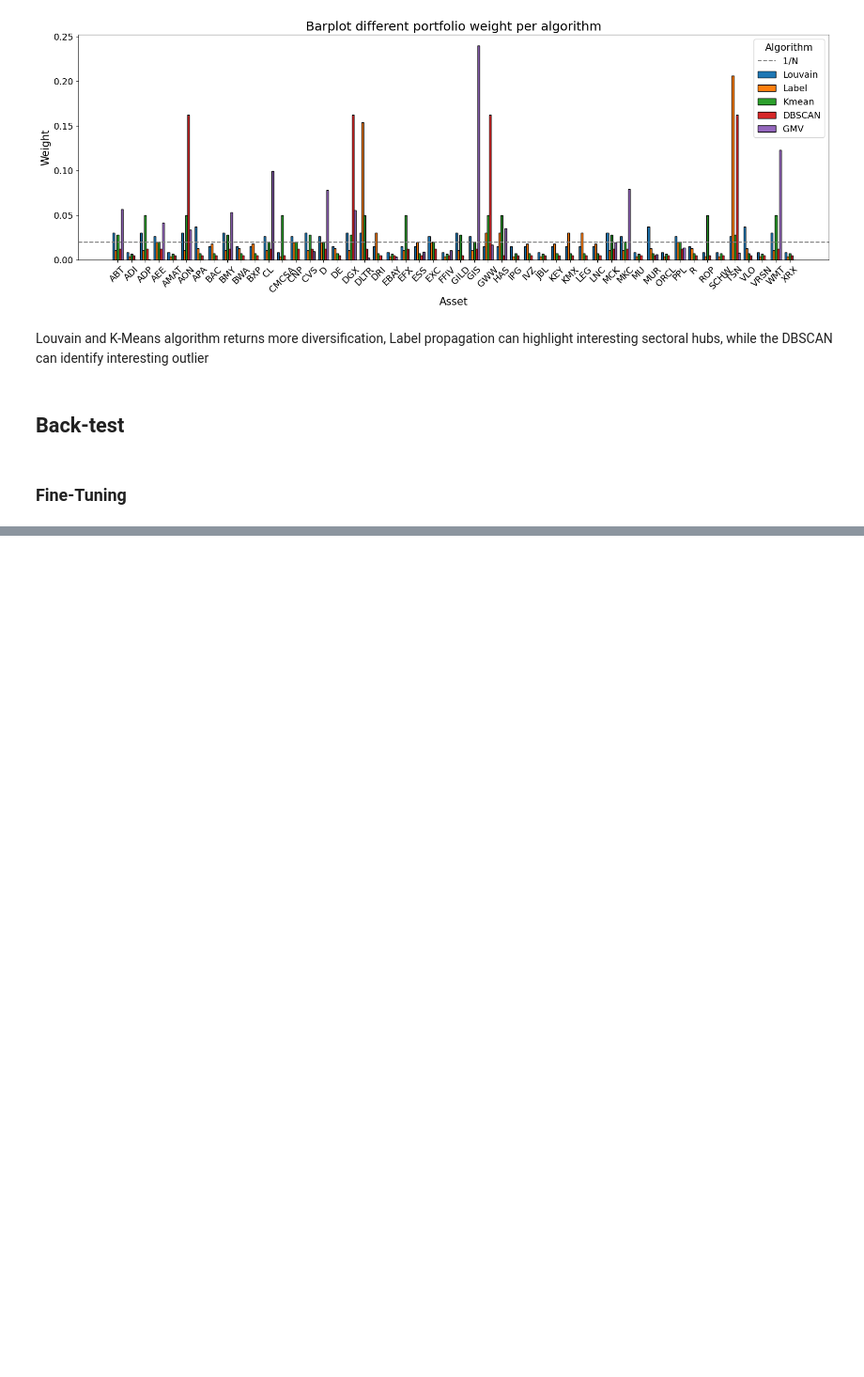
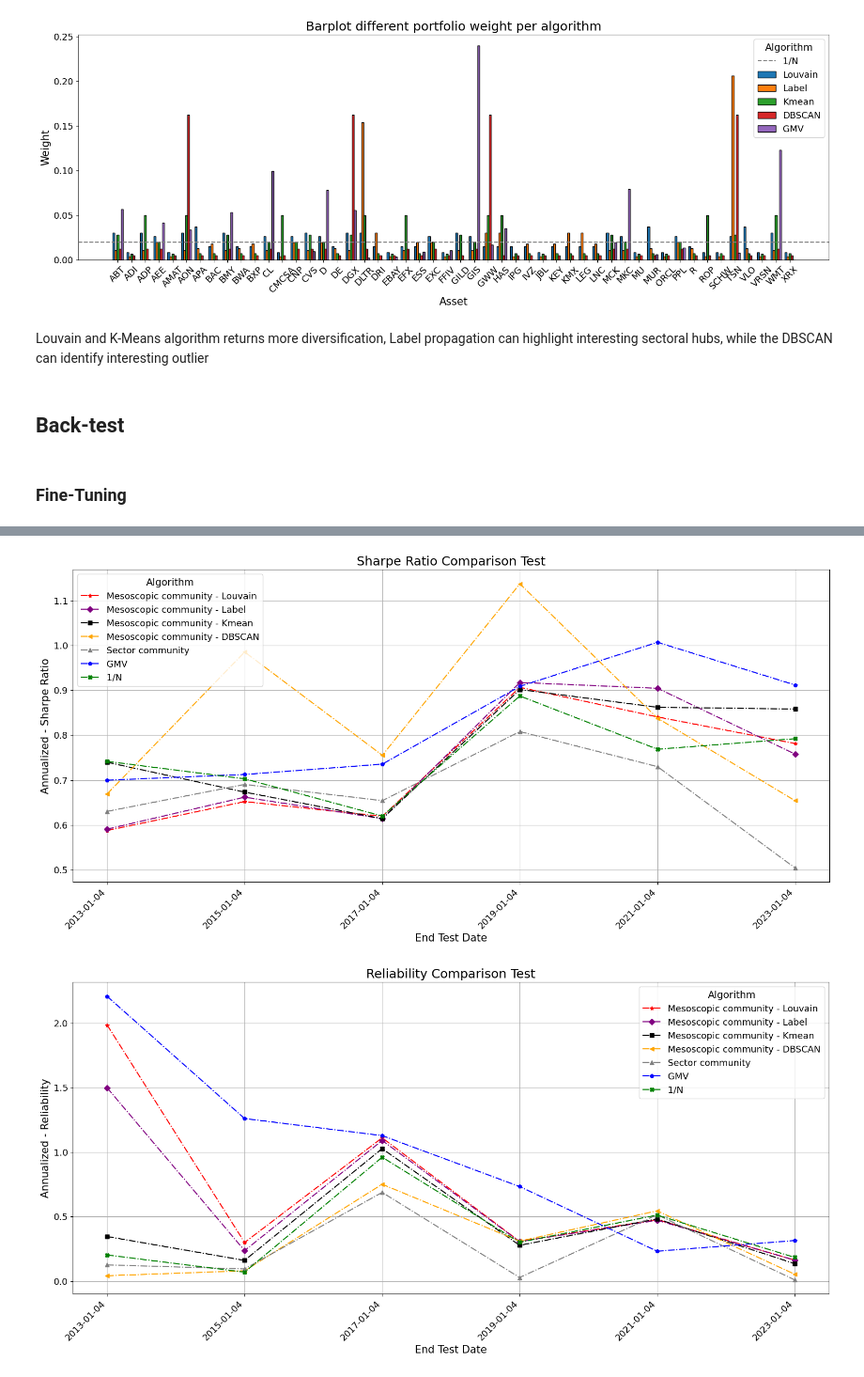
Before and after one commit to manueluciwqu/10433_capestone_project, a Jupyter notebook: mesoscopit_community_portfolio.ipynb, the cells around one changed output, grey strips where cells are left out. Shown at 94% size. Drawn from its saved outputs; the diff is of its cells as text; code cells hidden in the pictures; blank space fills up the shorter version.

```diff
--- a/mesoscopit_community_portfolio.ipynb
+++ b/mesoscopit_community_portfolio.ipynb
@@ -1223,3 +1164,0 @@ def backtest_fun(portfolio, train_months = 36 , burn_period_month  = 6, test_mon
-# %%
-portfolio = Portfolio(data_csv, price_data = price_data)
-weights = portfolio.portfolio_building(short = True, community = True, algo = 'Sector')
@@ -1341,0 +1298,37 @@ summary_df_short = plot_results_backtest(results_short, method_labels, markers,
+# %%
+model = ["Louvain", "Label","Kmean","DBSCAN", "Sector","GMV", "Equal"]
+resulresults_longts = {}
+for m in model:
+    print(f"====== Start {m} ======")
+    portfolio = Portfolio(data_csv, price_data = price_data)
+    results_long[f"{m}"] = backtest_fun_long(portfolio, train_months = 24 , burn_period_month  = 12, test_months = 120, model = m, short = False, verbose = True, fine_tuning = True)
+
+method_labels = {
+        "Louvain": "Mesoscopic community - Louvain",
+        "Label": "Mesoscopic community - Label",
+        "Kmean": "Mesoscopic community - Kmean",
+        "DBSCAN": "Mesoscopic community - DBSCAN",
+        "Sector": "Sector community",
+        "GMV": "GMV",
+        "Equal": "1/N"
+    }
+
+markers = {
+        "Louvain": "*",
+        "Label": "D",
+        "Kmean": "s",
+        "DBSCAN": "<",
+        "Sector": "^",
+        "GMV": "p",
+        "Equal": "X"
+    }
+
+colors = {
+        "Louvain": "red",
+        "Label": "purple",
+        "Kmean": "black",
+        "DBSCAN": "orange",
+        "Sector": "grey",
+        "GMV": "blue",
+        "Equal": "green"
+    }
@@ -1341,0 +1353,5 @@ summary_df_short = plot_results_backtest(results_short, method_labels, markers,
+# %%
+summary_df_long = backtest_fun_long(results_long, method_labels, markers, colors)
+# %% [output]
+[figure, added]
+[figure, added]
```
Also changed, not shown: parts of 14 cells of this notebook.
